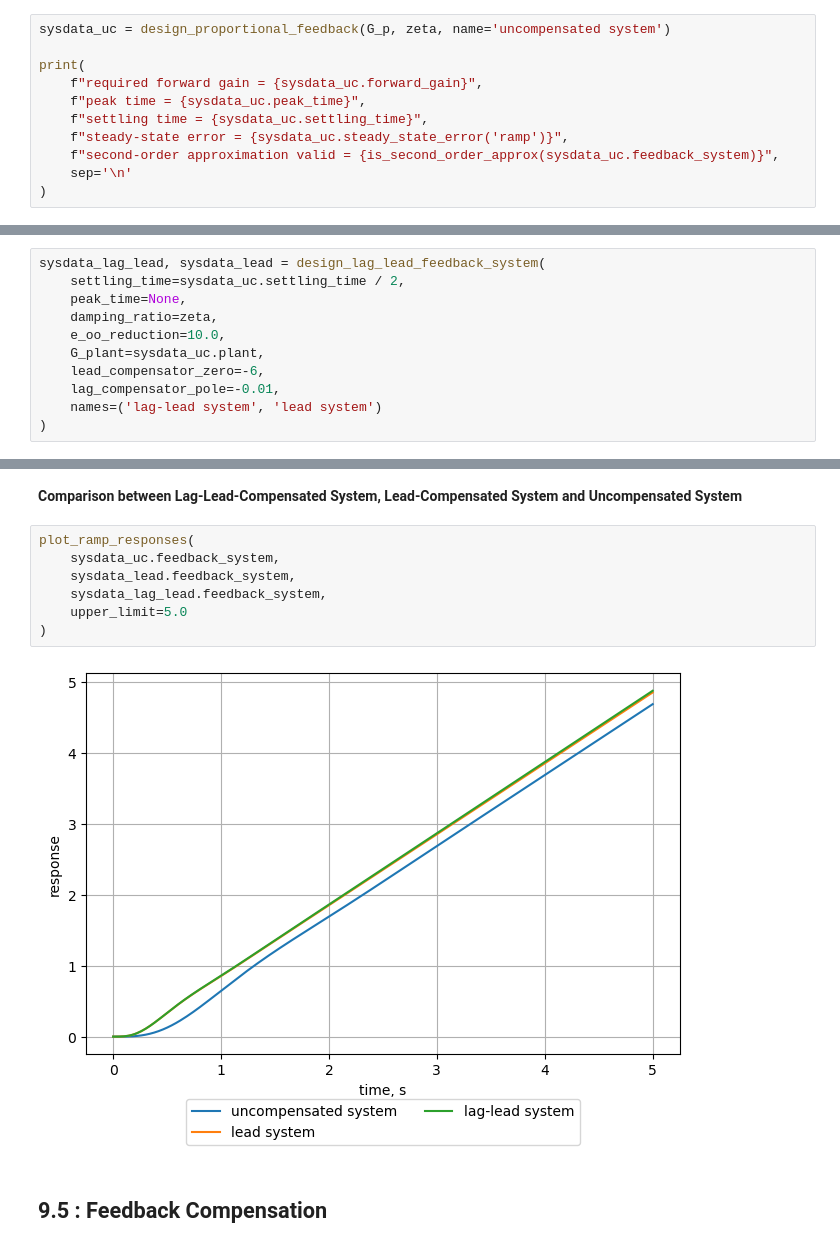
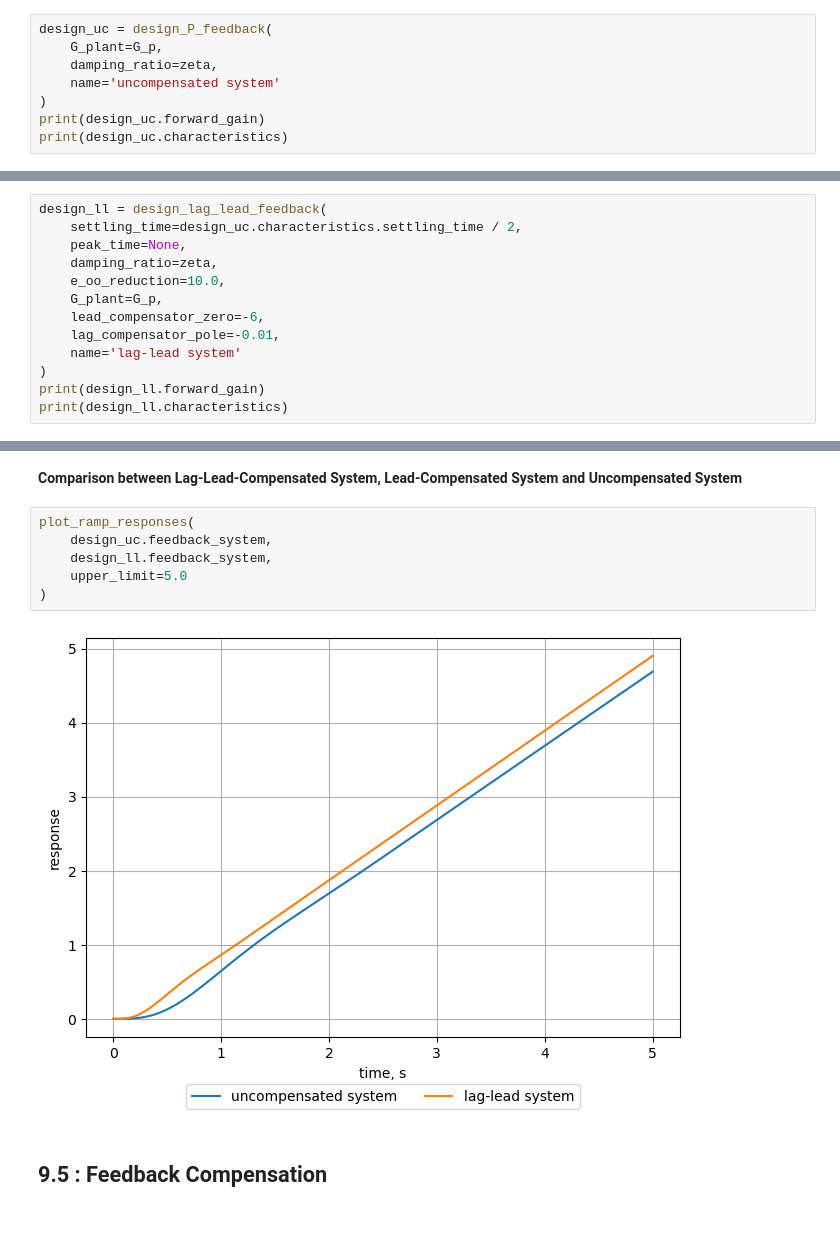
Before and after one commit to TomLXXVI/python-control, a Jupyter notebook: docs/examples/chapter-09.ipynb, the cells around one changed output, grey strips where cells are left out. Saved outputs shown, nothing was run; the diff lists cells and outputs as text.

```diff
--- a/docs/examples/chapter-09.ipynb
+++ b/docs/examples/chapter-09.ipynb
@@ -458,14 +416,11 @@ For the system below, design a lag-lead compensator so that the system will oper
 G_p = TransferFunction(1 / (s * (s + 6) * (s + 10)))
 zeta = get_damping_ratio(percent_overshoot=20)
 # %%
-sysdata_uc = design_proportional_feedback(G_p, zeta, name='uncompensated system')
-
-print(
-    f"required forward gain = {sysdata_uc.forward_gain}",
-    f"peak time = {sysdata_uc.peak_time}",
-    f"settling time = {sysdata_uc.settling_time}",
-    f"steady-state error = {sysdata_uc.steady_state_error('ramp')}",
-    f"second-order approximation valid = {is_second_order_approx(sysdata_uc.feedback_system)}",
-    sep='\n'
+design_uc = design_P_feedback(
+    G_plant=G_p,
+    damping_ratio=zeta,
+    name='uncompensated system'
 )
+print(design_uc.forward_gain)
+print(design_uc.characteristics)
 # %% [output]
@@ -478,13 +438,15 @@ second-order approximation valid = True
 **Lag-Lead Compensated System**<br>
 First, a lead-compensated system is designed to meet the transient response specifications. Then, a lag compensator is added to this lead-compensated system to yield the required steady-state error.
 # %%
-sysdata_lag_lead, sysdata_lead = design_lag_lead_feedback_system(
-    settling_time=sysdata_uc.settling_time / 2,
+design_ll = design_lag_lead_feedback(
+    settling_time=design_uc.characteristics.settling_time / 2,
     peak_time=None,
     damping_ratio=zeta,
     e_oo_reduction=10.0,
-    G_plant=sysdata_uc.plant,
+    G_plant=G_p,
     lead_compensator_zero=-6,
     lag_compensator_pole=-0.01,
-    names=('lag-lead system', 'lead system')
+    name='lag-lead system'
 )
+print(design_ll.forward_gain)
+print(design_ll.characteristics)
@@ -530,13 +465,12 @@ second-order approximation valid = True
 **Comparison between Lag-Lead-Compensated System, Lead-Compensated System and Uncompensated System**
 # %%
 plot_ramp_responses(
-    sysdata_uc.feedback_system,
-    sysdata_lead.feedback_system,
-    sysdata_lag_lead.feedback_system,
+    design_uc.feedback_system,
+    design_ll.feedback_system,
     upper_limit=5.0
 )
 # %% [output]
-[figure, old version]
+[figure, new version]
 # %% [markdown]
 ## 9.5 : Feedback Compensation
 # %% [markdown]
```
Also changed, not shown: parts of 38 cells of this notebook, 9 other files.
